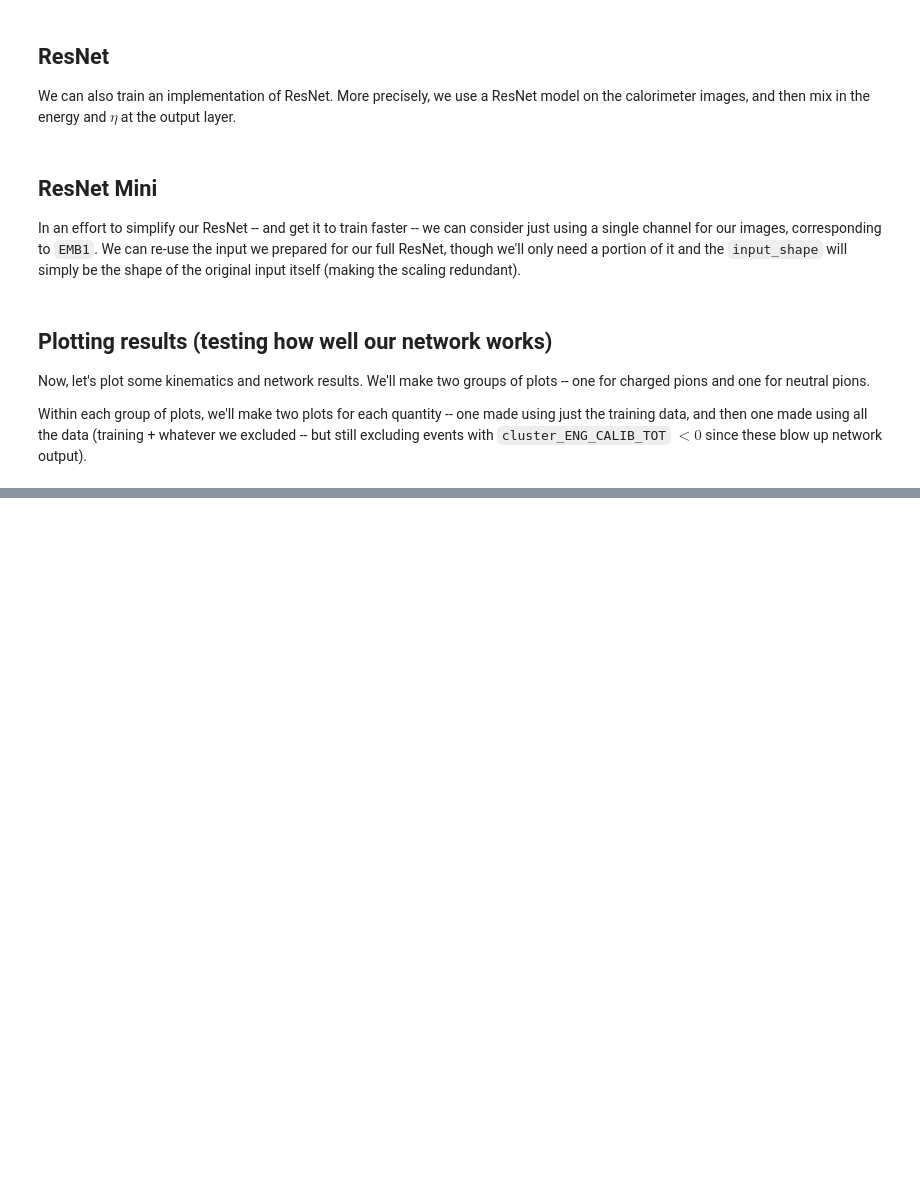
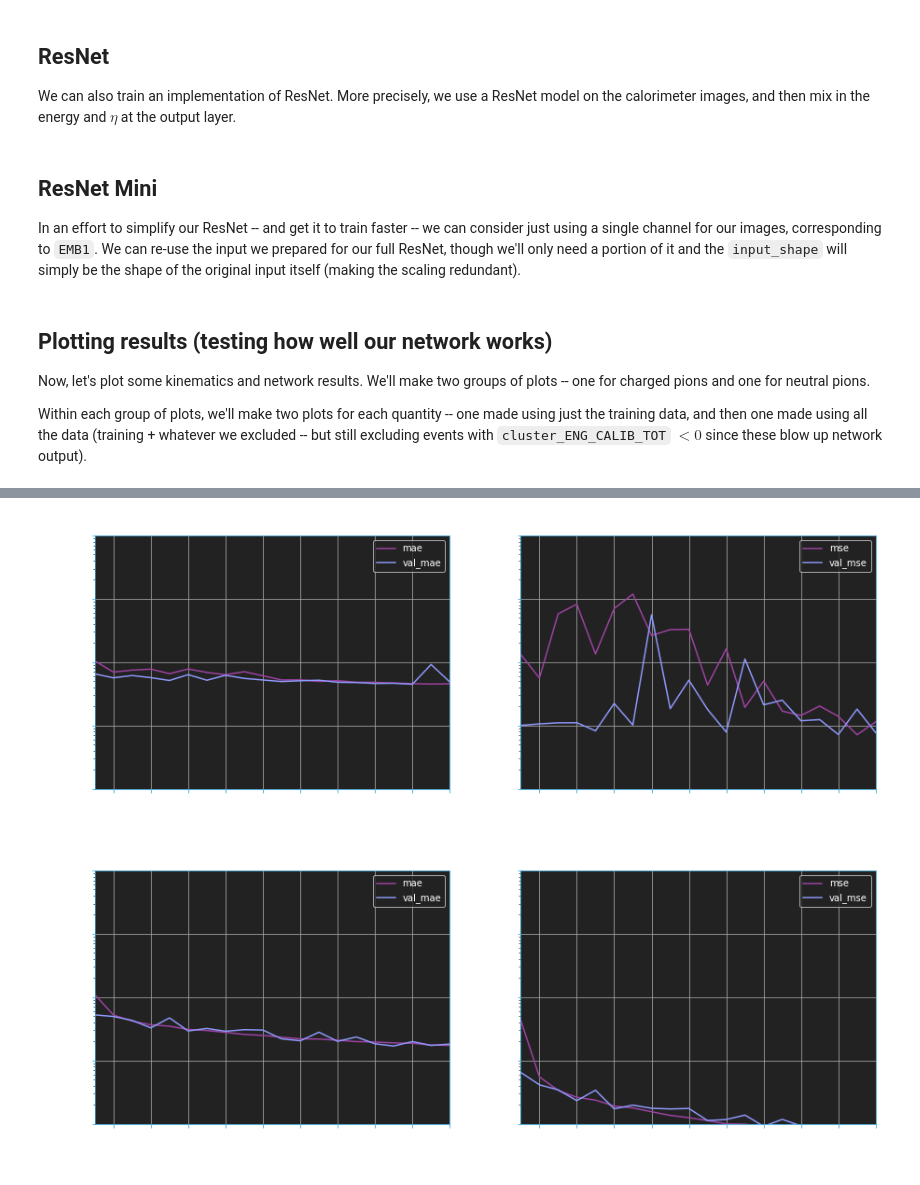
Before and after one commit to atlas-calo-ml/caloml-atlas, a Jupyter notebook: regression/TopoClusterRegression_Jan.ipynb, the cells around one changed output, grey strips where cells are left out. Saved outputs shown, nothing was run; the diff lists cells and outputs as text; code cells hidden in the pictures; blank space fills up the shorter version.

```diff
--- a/regression/TopoClusterRegression_Jan.ipynb
+++ b/regression/TopoClusterRegression_Jan.ipynb
@@ -398,7 +408,7 @@ models[model_key] = baseline_nn_All_model(strategy, lr=lr, decay=decay, dropout=
 # %%
 # Define our regressors (actual networks) that we will fit (train).
 batch_size = 200 * ngpu
-epochs = 2 # 20
+epochs = 20 # 20
 verbose = 1
 regressors[model_key] = {key: KerasRegressor(build_fn=models[model_key], batch_size=batch_size, epochs=epochs, verbose=verbose) for key in training_indices.keys()}
 histories[model_key] = {}
@@ -410,6 +420,15 @@ All_input = CombinedInput(data_frames, data_trees, data_indices)
 for key in All_input.keys():
     tidx = training_indices[key]
     vidx = validation_indices[key]
+
+    loadModel = False
+    saveModel = True
+    model_dir = ''.join([modelpath, model_key])
+    model_filename = '{}/{}{}.h5'.format(model_dir,model_key,model_filename_suffixes[key])
+    if(pathlib.Path(model_filename).exists() and not overwriteModel):
+        loadModel = True
+        saveModel = False
+
     history = tu.PrepNetwork(
         regressor=regressors[model_key][key],
         model_key=model_key,
@@ -455,6 +492,15 @@ valid_input = Split_input['valid']
 for key in train_input.keys():
     tidx = training_indices[key]
     vidx = validation_indices[key]
+
+    loadModel = False
+    saveModel = True
+    model_dir = ''.join([modelpath, model_key])
+    model_filename = '{}/{}{}.h5'.format(model_dir,model_key,model_filename_suffixes[key])
+    if(pathlib.Path(model_filename).exists() and not overwriteModel):
+        loadModel = True
+        saveModel = False
+
     history = tu.PrepNetwork(
         regressor=regressors[model_key][key],
         model_key=model_key,
@@ -511,6 +557,15 @@ histories[model_key] = {}
 for key in train_input.keys():
     tidx = training_indices[key]
     vidx = validation_indices[key]
+
+    loadModel = False
+    saveModel = True
+    model_dir = ''.join([modelpath, model_key])
+    model_filename = '{}/{}{}.h5'.format(model_dir,model_key,model_filename_suffixes[key])
+    if(pathlib.Path(model_filename).exists() and not overwriteModel):
+        loadModel = True
+        saveModel = False
+
     history = tu.PrepNetwork(
         regressor=regressors[model_key][key],
         model_key=model_key,
@@ -603,26 +626,32 @@ for model_key in regressors.keys():
 # %%
 import matplotlib.pyplot as plt
 # Make plots of mse and mae for training and validation (if present)
 
 for model_key in histories.keys():
     for dkey in histories[model_key].keys():
 
         dname = key_conversion[dkey]
 
+        epochs = len(histories[model_key][dkey]['mae'])
+        epoch_ticks = epochs
+        if(epoch_ticks > 10): epoch_ticks = epoch_ticks/2
         x = np.arange(epochs) + 1
         fig, ax = plt.subplots(1,2,figsize=(15,5))
 
         keys = ['mae','val_mae']
         lines = [histories[model_key][dkey][key] for key in keys]
-        pu.multiplot_common(ax[0], x,lines, keys, y_min = 0.5, y_max = 1., xlabel = 'Epoch', ylabel = 'MAE', title='Mean Avg. Error for {} ({})'.format(model_key,dname), ps=plotstyle)
+        pu.multiplot_common(ax[0], x,lines, keys, y_min=1.0e-3, y_max=10., y_log=True, x_ticks=epoch_ticks, xlabel = 'Epoch', ylabel = 'MAE', title='Mean Avg. Error for {} ({})'.format(model_key,dname), ps=plotstyle)
 
         keys = ['mse','val_mse']
         lines = [histories[model_key][dkey][key] for key in keys]
-        pu.multiplot_common(ax[1], x,lines, keys, y_max = .7, xlabel = 'Epoch', ylabel = 'MSE', title='Mean Sq. Error for {} ({})'.format(model_key,dname), ps=plotstyle)
+        pu.multiplot_common(ax[1], x,lines, keys, y_min=1.0e-3, y_max=10., y_log=True, x_ticks=epoch_ticks, xlabel = 'Epoch', ylabel = 'MSE', title='Mean Sq. Error for {} ({})'.format(model_key,dname), ps=plotstyle)
 
         # add grids
         for axis in ax.flatten():
             axis.grid(True,color=plotstyle.grid_plt)
 
         qu.SaveSubplots(fig, ax, ['mae_{}_{}'.format(model_key,dkey), 'mse_{}_{}'.format(model_key,dkey)], savedir=plotpath)
         plt.show()
+# %% [output]
+[figure, added]
+[figure, added]
```
Also changed, not shown: parts of 14 cells of this notebook, 8 other files.
